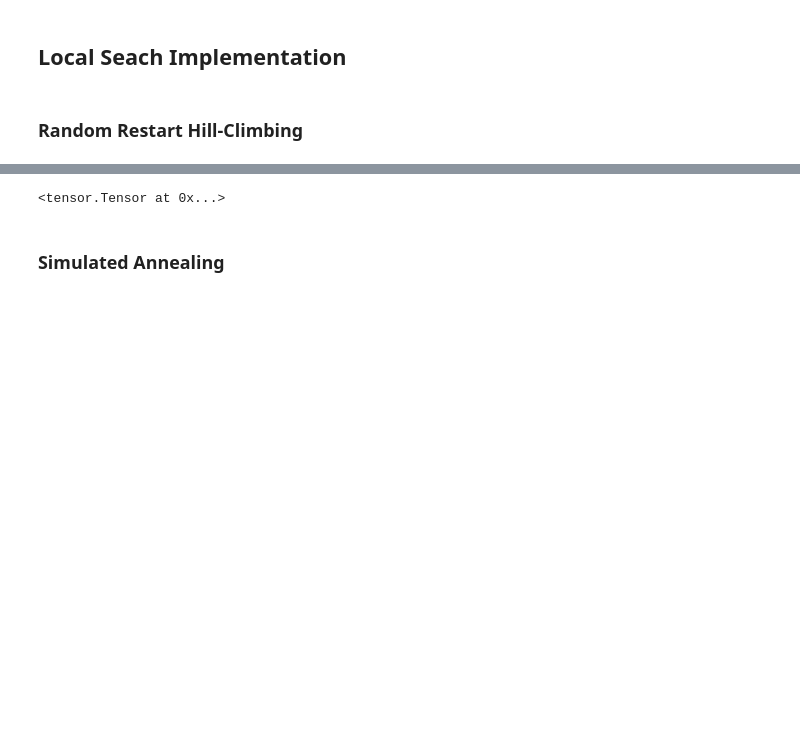
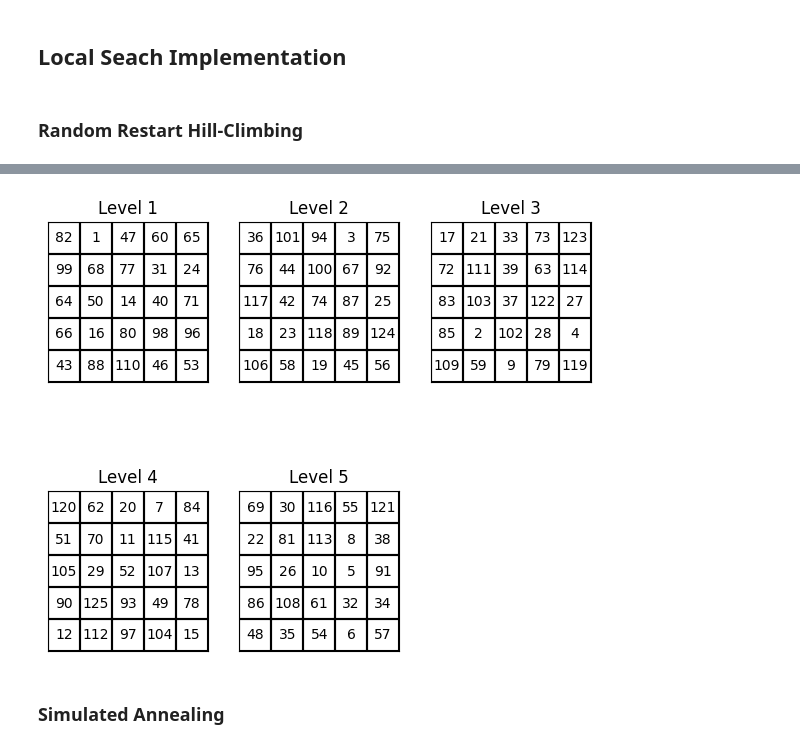
Before and after one commit to marcellinow/diagonal-magic-cube, a Jupyter notebook: main.ipynb, the cells around one changed output, grey strips where cells are left out. Saved outputs shown, nothing was run; the diff lists cells and outputs as text; code cells hidden in the pictures; blank space fills up the shorter version.

```diff
--- a/main.ipynb
+++ b/main.ipynb
@@ -148,9 +150,9 @@ RR.results()
 # print(f"Ideal Value: {obj_func_goal}\n")
 # print(f"differences from ideal: {RR.best_value - obj_func_goal}")
 # %%
-RR.final_state()
+RR.final_state().plot_cube()
 # %% [output]
-<tensor.Tensor at 0x...>
+[figure, added]
 # %% [markdown]
 ### Simulated Annealing
 # %% [markdown]
```
Also changed, not shown: parts of 6 cells of this notebook, 4 other files.
